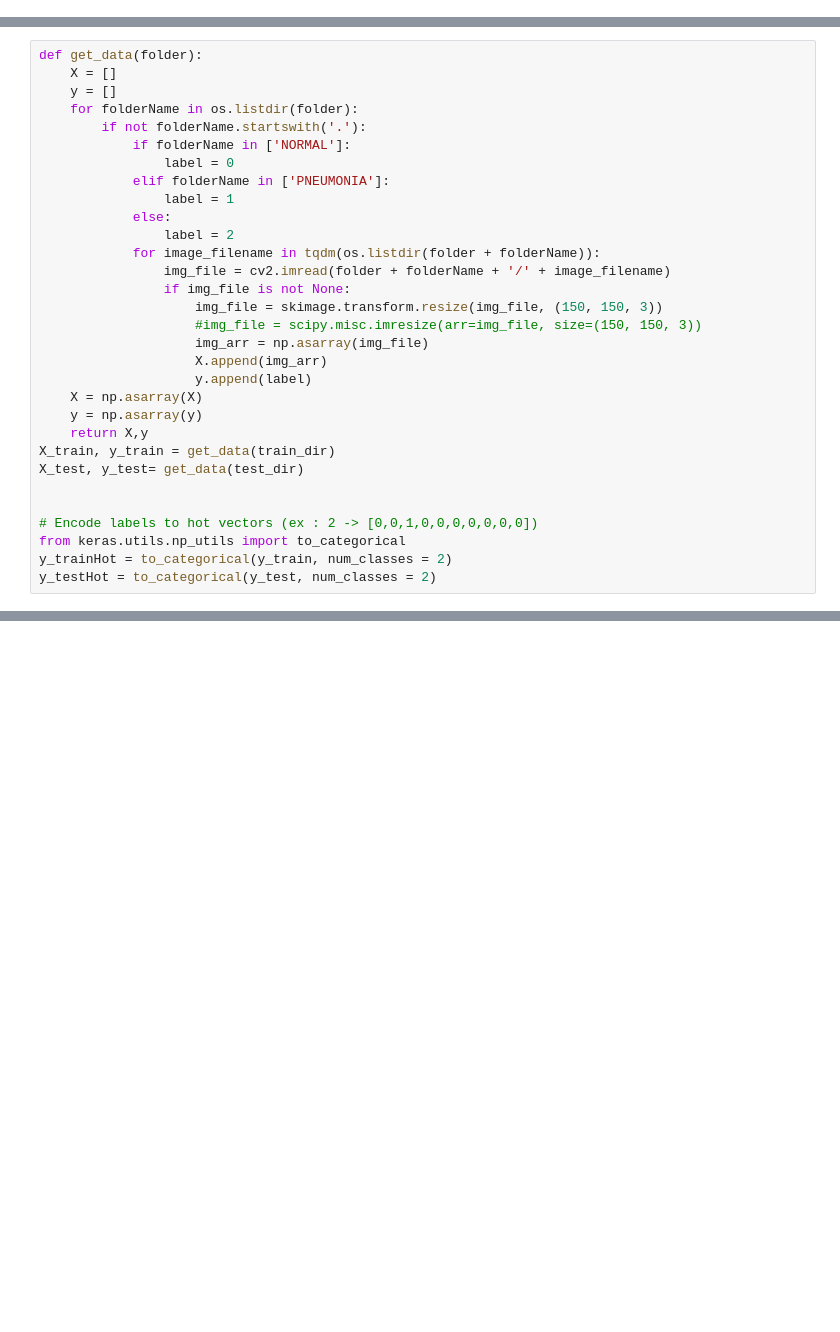
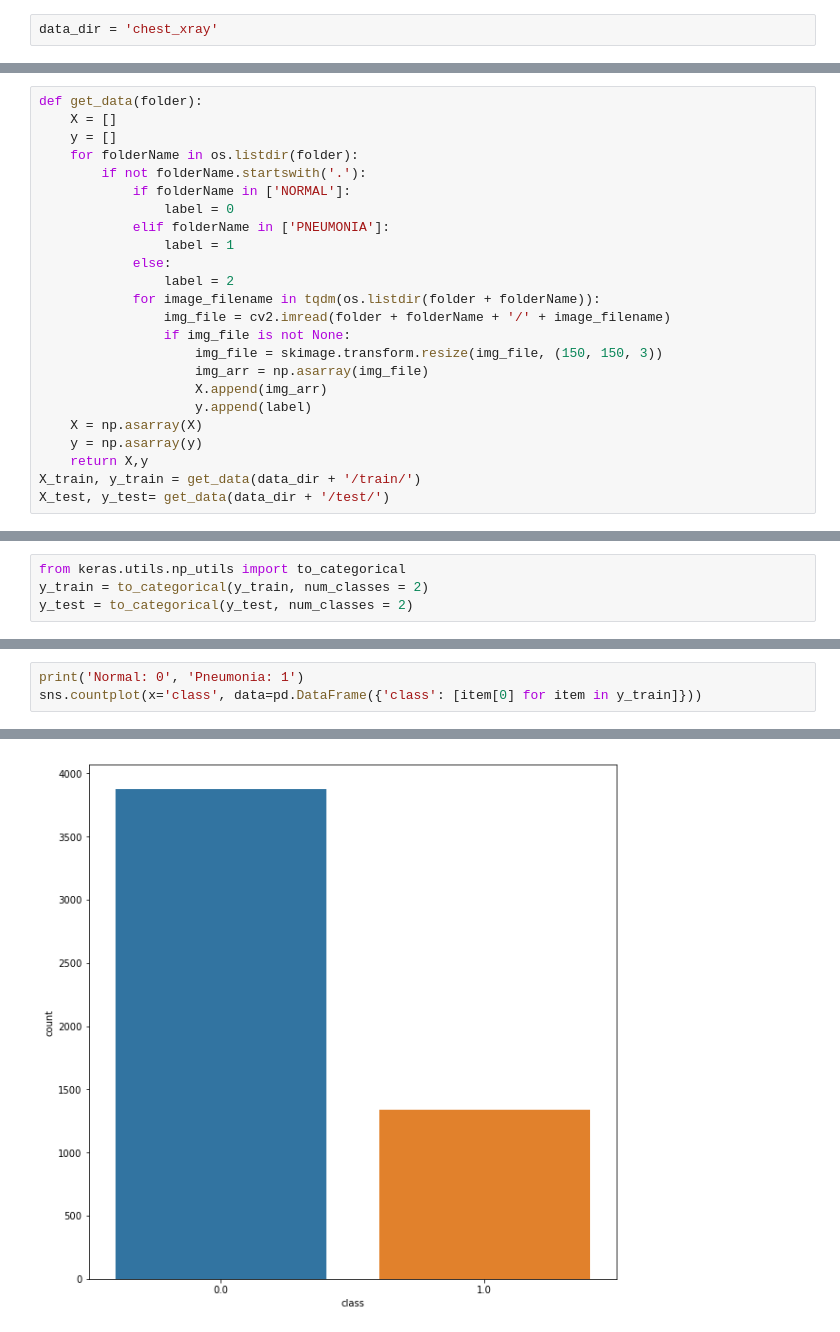
Before and after one commit to prasadbhoite/ChestX-ray_CAP5610, a Jupyter notebook: Chest X-ray Project.ipynb, the cells around one changed output, grey strips where cells are left out. Saved outputs shown, nothing was run; the diff lists cells and outputs as text; blank space fills up the shorter version.

```diff
--- a/Chest X-ray Project.ipynb
+++ b/Chest X-ray Project.ipynb
@@ -114,3 +65,5 @@ print(test_dir)
+# %%
+data_dir = 'chest_xray'
 # %% [markdown]
 # Dataset Folder Structure:
 * Our data is located in three folders:
@@ -133,18 +86,11 @@ def get_data(folder):
                 img_file = cv2.imread(folder + folderName + '/' + image_filename)
                 if img_file is not None:
                     img_file = skimage.transform.resize(img_file, (150, 150, 3))
-                    #img_file = scipy.misc.imresize(arr=img_file, size=(150, 150, 3))
                     img_arr = np.asarray(img_file)
                     X.append(img_arr)
                     y.append(label)
     X = np.asarray(X)
     y = np.asarray(y)
     return X,y
-X_train, y_train = get_data(train_dir)
-X_test, y_test= get_data(test_dir)
-
-
-# Encode labels to hot vectors (ex : 2 -> [0,0,1,0,0,0,0,0,0,0])
-from keras.utils.np_utils import to_categorical
-y_trainHot = to_categorical(y_train, num_classes = 2)
-y_testHot = to_categorical(y_test, num_classes = 2)
+X_train, y_train = get_data(data_dir + '/train/')
+X_test, y_test= get_data(data_dir + '/test/')
@@ -150,0 +222,4 @@ y_testHot = to_categorical(y_test, num_classes = 2)
+# %%
+from keras.utils.np_utils import to_categorical
+y_train = to_categorical(y_train, num_classes = 2)
+y_test = to_categorical(y_test, num_classes = 2)
@@ -150,0 +271,4 @@ y_testHot = to_categorical(y_test, num_classes = 2)
+# %%
+print('Normal: 0', 'Pneumonia: 1')
+sns.countplot(x='class', data=pd.DataFrame({'class': [item[0] for item in y_train]}))
+# %% [output]
@@ -150,0 +277 @@ y_testHot = to_categorical(y_test, num_classes = 2)
+[figure, added]
```
Also changed, not shown: parts of 70 cells of this notebook, 1 other file.
